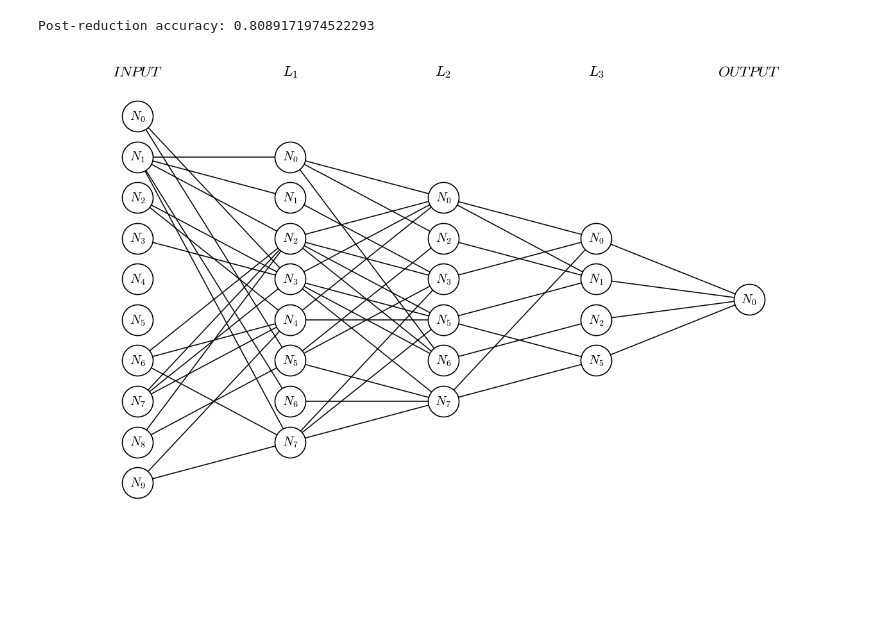
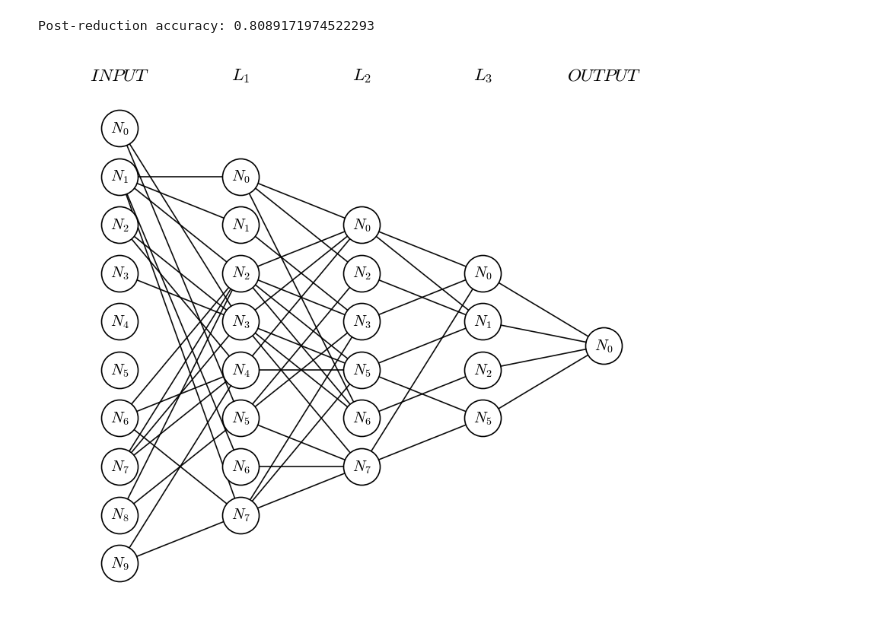
Before and after one commit to simontonner/rule-net, a Jupyter notebook: exp1_ripper_visualization.ipynb, the cells around one changed output. Drawn from its saved outputs; the diff is of its cells as text; code cells hidden in the pictures; blank space fills up the shorter version.

```diff
--- a/exp1_ripper_visualization.ipynb
+++ b/exp1_ripper_visualization.ipynb
@@ -175,14 +175,14 @@ Post-reduction accuracy: 0.8089171974522293
 # %%
 desc = describe_architecture(net)
 
 fig, _ = plot_architecture_networkx(
     desc,
-    layer_separation=3,
+    layer_separation=2,
     node_separation=0.8,
     header_font_size = 14.0,
     edge_width=1,
 )
 # %% [output]
-[figure, old version]
+[figure, new version]
 # %%
 fig.savefig("./figures/ripper_pruned_architecture.png", dpi=300, bbox_inches="tight")
```
Also changed, not shown: parts of 2 cells of this notebook, 14 other files.
